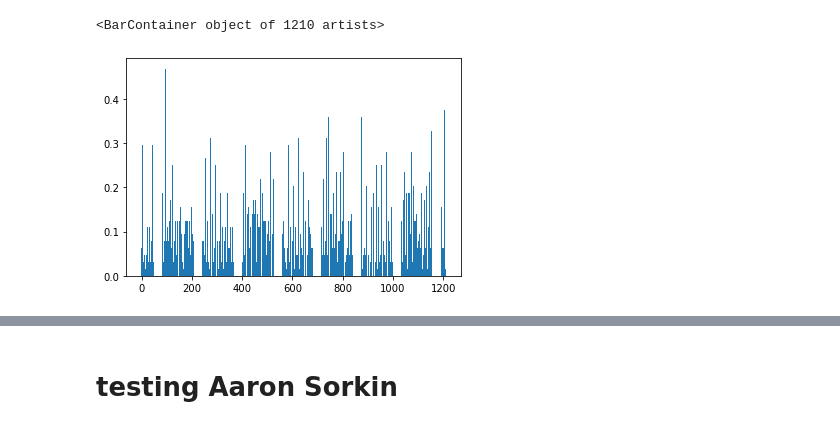
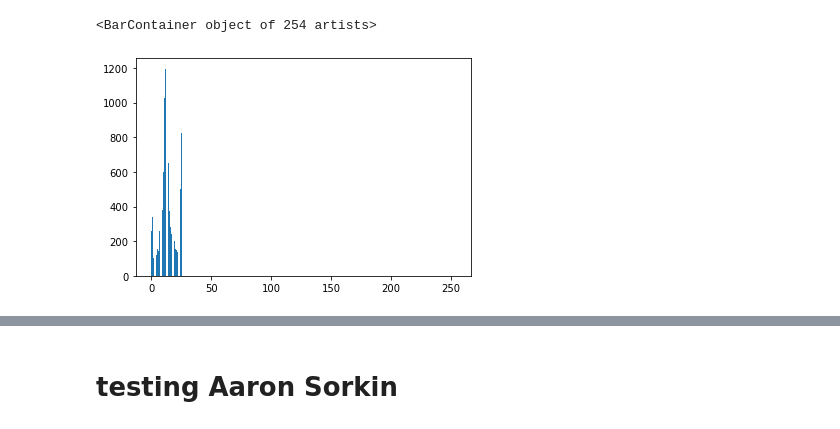
Before and after one commit to bkemmer/custom_cnn, a Jupyter notebook: notebooks/LBP.ipynb, the cells around one changed output, grey strips where cells are left out. Saved outputs shown, nothing was run; the diff lists cells and outputs as text; code cells hidden in the pictures.

```diff
--- a/notebooks/LBP.ipynb
+++ b/notebooks/LBP.ipynb
@@ -13,9 +13,8 @@ from matplotlib.patches import Rectangle
 import seaborn as sns
 %matplotlib inline
 # %%
-radius = 1
-n_points = 8 * radius
-grid_X, grid_Y = 16,16
+radius = 2
+n_points = 12 #* radius
 method='uniform'
 # %%
 lfw2_crop = os.path.join('..', 'Data', 'lfw2_cropped')
@@ -59,13 +35,11 @@ for pair_y in pairs_y:
 # %%
-
-hists = []
-for pair in pairs:
-#     print(pair)
-    section = img[pair[0][0]:pair[0][1], pair[1][0]:pair[1][1]]
-    lbp_section = feature.local_binary_pattern(section, n_points, radius, method=method)
-    (hist, _) = np.histogram(lbp_section.ravel(), bins=np.arange(0, n_points + 3), range=(0, n_points + 2))
-    eps = 1e-6
-    # normalize the histogram
-    hist = hist.astype("float")
-    hist /= (hist.sum() + eps)
-    hists.append(hist)
+def geraHist(img, n_points, radius, method):
+    lbp = feature.local_binary_pattern(img, n_points, radius, method=method)
+    (hist, _) = np.histogram(lbp.ravel(), bins=np.arange(0, n_points + 3), range=(0, n_points + 2))
+#         eps = 1e-6
+        # normalize the histogram
+    #     hist = hist.astype("float")
+    #     hist /= (hist.sum() + eps)
+    #     print(hist.shape)
+#         hists.append(hist)
+    return lbp, hist
@@ -136,0 +96,2 @@ for pair in pairs:
+# %%
+lbp21, hist21 = geraHist(img21, n_points, radius, method)
@@ -137,7 +104,6 @@ for pair in pairs:
 # %%
-val21 = np.hstack(hists21)
-x = range(len(val21))
-plt.bar(x,val21)
+x = range(len(hist21))
+plt.bar(x,hist21)
 # %% [output]
-<BarContainer object of 1210 artists>
+<BarContainer object of 254 artists>
-[figure, old version]
+[figure, new version]
```
Also changed, not shown: parts of 45 cells of this notebook, 2 other files.
